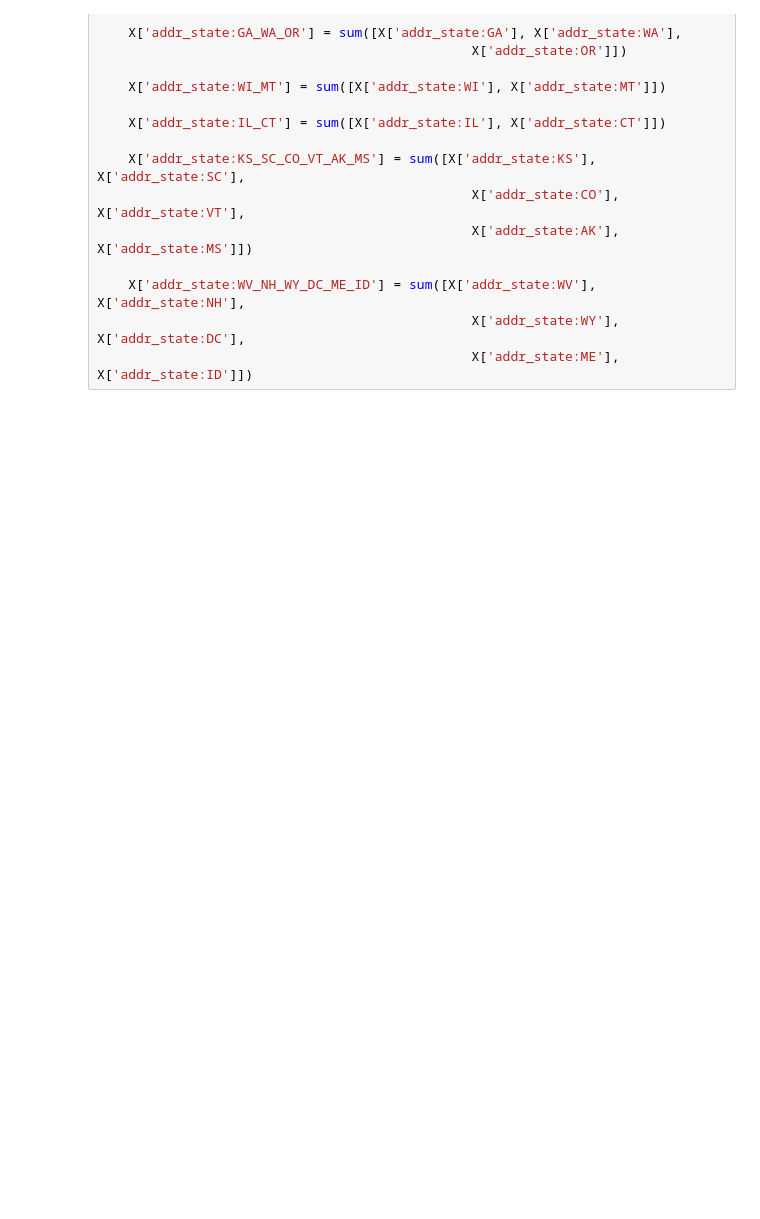
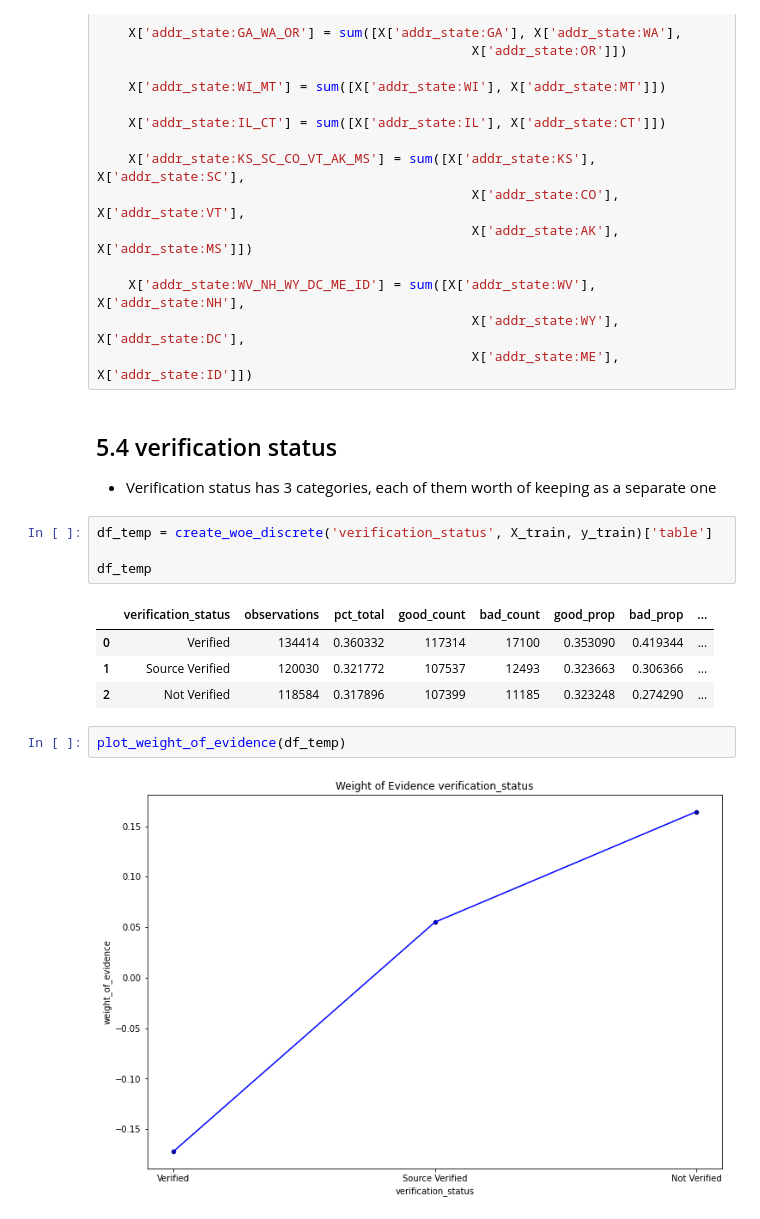
Before and after one commit to kevinmiguel97/Lending-Club-Credit-RIsk-Model, a Jupyter notebook: Lending Club Risk Model.ipynb, the cells around one changed output. Drawn from its saved outputs; the diff is of its cells as text; blank space fills up the shorter version.

```diff
--- a/Lending Club Risk Model.ipynb
+++ b/Lending Club Risk Model.ipynb
@@ -484,3 +484,20 @@ for X in (X_train, X_test):
     X['addr_state:WV_NH_WY_DC_ME_ID'] = sum([X['addr_state:WV'], X['addr_state:NH'],
                                                 X['addr_state:WY'], X['addr_state:DC'],
                                                 X['addr_state:ME'], X['addr_state:ID']])
+# %% [markdown]
+## 5.4 verification status
+
+- Verification status has 3 categories, each of them worth of keeping as a separate one
+# %%
+df_temp = create_woe_discrete('verification_status', X_train, y_train)['table']
+
+df_temp
+# %% [output]
+|  | verification_status | observations | pct_total | good_count | bad_count | good_prop | bad_prop | ... |
+| 0 | Verified | 134414 | 0.360332 | 117314 | 17100 | 0.353090 | 0.419344 | ... |
+| 1 | Source Verified | 120030 | 0.321772 | 107537 | 12493 | 0.323663 | 0.306366 | ... |
+| 2 | Not Verified | 118584 | 0.317896 | 107399 | 11185 | 0.323248 | 0.274290 | ... |
+# %%
+plot_weight_of_evidence(df_temp)
+# %% [output]
+[figure, added]
```
Also changed, not shown: parts of 8 cells of this notebook, 2 other files.
